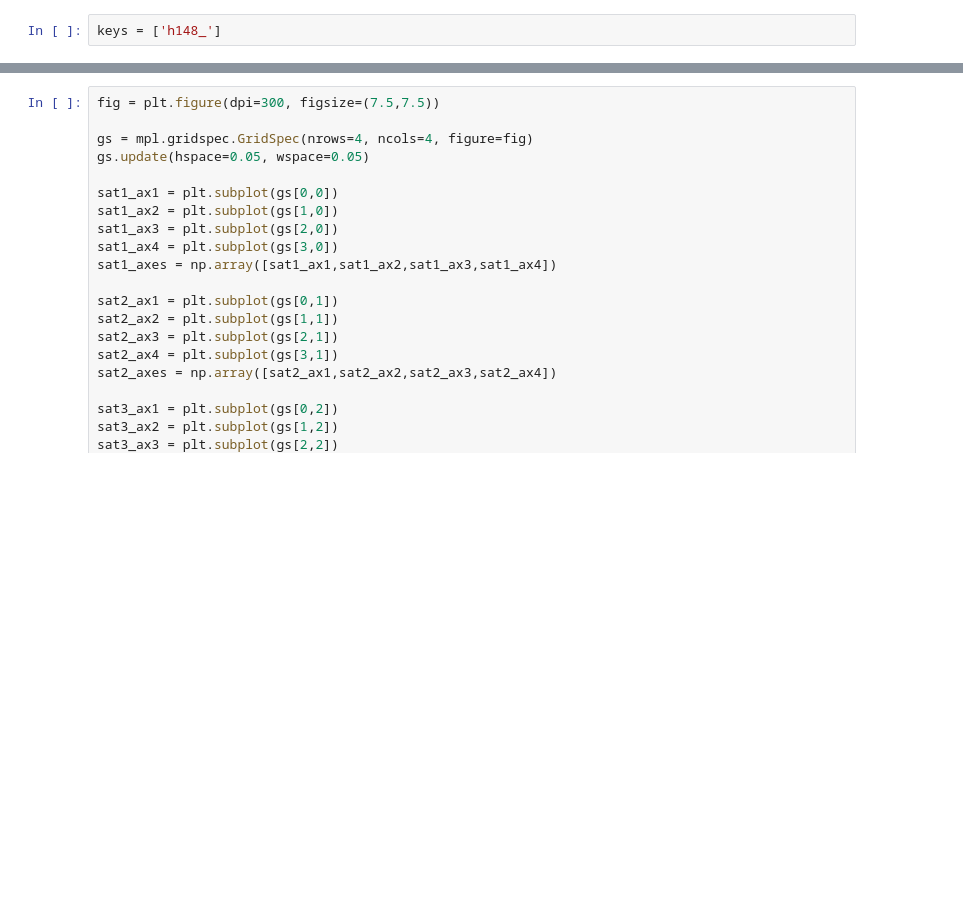
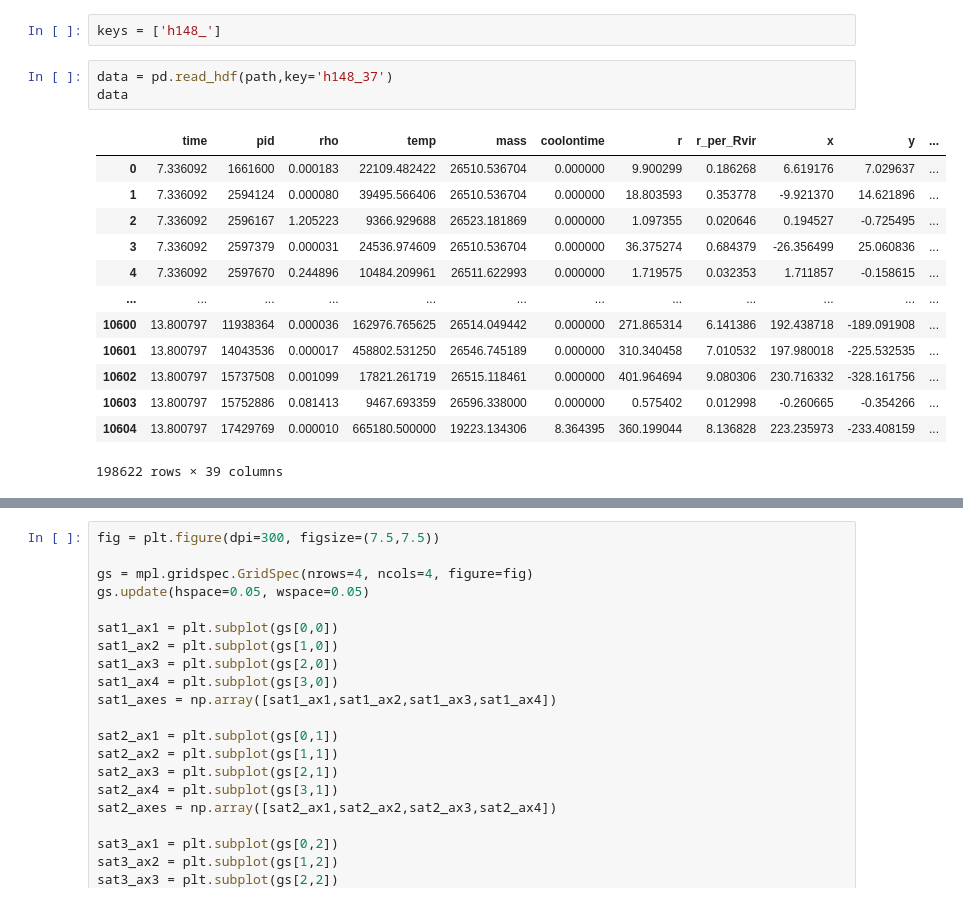
Before and after one commit to hollisakins/Justice_League_Code, a Jupyter notebook: Analysis/RamPressure/Images.ipynb, the cells around one changed output, grey strips where cells are left out. Saved outputs shown, nothing was run; the diff lists cells and outputs as text; blank space fills up the shorter version.

```diff
--- a/Analysis/RamPressure/Images.ipynb
+++ b/Analysis/RamPressure/Images.ipynb
@@ -38,3 +38,20 @@ Available keys: /h148_13 /h148_28 /h148_37 /h148_68 /h229_20 /h229_22 /h242_24 /
 We'll use `h242_24` for now.
 # %%
 keys = ['h148_']
+# %%
+data = pd.read_hdf(path,key='h148_37')
+data
+# %% [output]
+|  | time | pid | rho | temp | mass | coolontime | r | r_per_Rvir | x | y | ... |
+| 0 | 7.336092 | 1661600 | 0.000183 | 22109.482422 | 26510.536704 | 0.000000 | 9.900299 | 0.186268 | 6.619176 | 7.029637 | ... |
+| 1 | 7.336092 | 2594124 | 0.000080 | 39495.566406 | 26510.536704 | 0.000000 | 18.803593 | 0.353778 | -9.921370 | 14.621896 | ... |
+| 2 | 7.336092 | 2596167 | 1.205223 | 9366.929688 | 26523.181869 | 0.000000 | 1.097355 | 0.020646 | 0.194527 | -0.725495 | ... |
+| 3 | 7.336092 | 2597379 | 0.000031 | 24536.974609 | 26510.536704 | 0.000000 | 36.375274 | 0.684379 | -26.356499 | 25.060836 | ... |
+| 4 | 7.336092 | 2597670 | 0.244896 | 10484.209961 | 26511.622993 | 0.000000 | 1.719575 | 0.032353 | 1.711857 | -0.158615 | ... |
+| ... | ... | ... | ... | ... | ... | ... | ... | ... | ... | ... | ... |
+| 10600 | 13.800797 | 11938364 | 0.000036 | 162976.765625 | 26514.049442 | 0.000000 | 271.865314 | 6.141386 | 192.438718 | -189.091908 | ... |
+| 10601 | 13.800797 | 14043536 | 0.000017 | 458802.531250 | 26546.745189 | 0.000000 | 310.340458 | 7.010532 | 197.980018 | -225.532535 | ... |
+| 10602 | 13.800797 | 15737508 | 0.001099 | 17821.261719 | 26515.118461 | 0.000000 | 401.964694 | 9.080306 | 230.716332 | -328.161756 | ... |
+| 10603 | 13.800797 | 15752886 | 0.081413 | 9467.693359 | 26596.338000 | 0.000000 | 0.575402 | 0.012998 | -0.260665 | -0.354266 | ... |
+| 10604 | 13.800797 | 17429769 | 0.000010 | 665180.500000 | 19223.134306 | 8.364395 | 360.199044 | 8.136828 | 223.235973 | -233.408159 | ... |
+198622 rows × 39 columns
```
Also changed, not shown: parts of 2 cells of this notebook, 3 other files.
